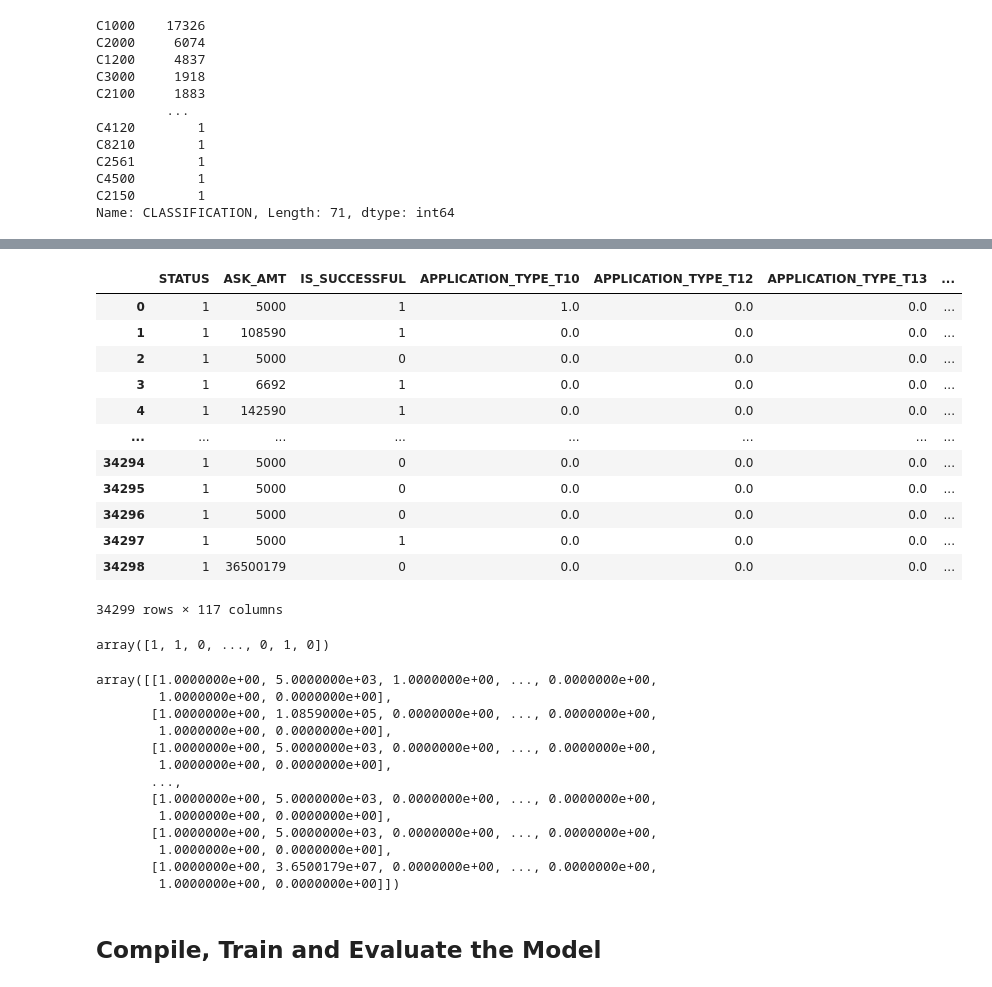
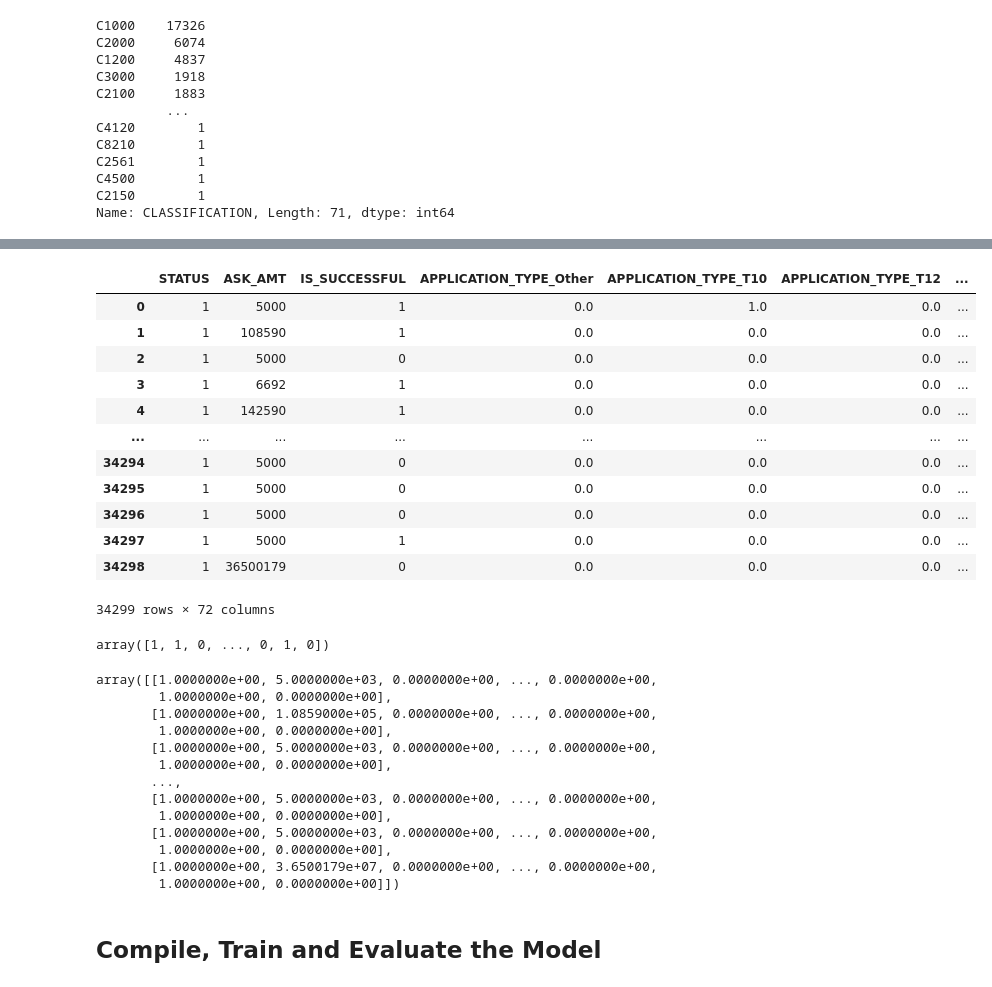
Before and after one commit to paris1c/Deep-Learning_Charity-Funding-Predictor, a Jupyter notebook: Starter_Code.ipynb, the cells around one changed output, grey strips where cells are left out. Cells and saved outputs as stored; diff of their text form; code cells hidden in the pictures.

```diff
--- a/Starter_Code.ipynb
+++ b/Starter_Code.ipynb
@@ -29,8 +29,8 @@ application_df
 34299 rows × 12 columns
 # %%
 # Drop the non-beneficial ID columns, 'EIN' and 'NAME'.
-df = application_df.drop(['EIN','NAME'], axis=1)
-df
+application_df = application_df.drop(['EIN','NAME'], axis=1)
+application_df
 # %% [output]
 |  | APPLICATION_TYPE | AFFILIATION | CLASSIFICATION | USE_CASE | ORGANIZATION | STATUS | INCOME_AMT | ... |
 | 0 | T10 | Independent | C1000 | ProductDev | Association | 1 | 0 | ... |
@@ -182,11 +182,11 @@ C1278       10
 Name: CLASSIFICATION, dtype: int64
 # %%
 # Convert categorical data to numeric with `pd.get_dummies`
-df = pd.get_dummies(df, dtype=float)
-df
+application_df = pd.get_dummies(application_df, dtype=float)
+application_df
 # %% [output]
-|  | STATUS | ASK_AMT | IS_SUCCESSFUL | APPLICATION_TYPE_T10 | APPLICATION_TYPE_T12 | APPLICATION_TYPE_T13 | ... |
-| 0 | 1 | 5000 | 1 | 1.0 | 0.0 | 0.0 | ... |
+|  | STATUS | ASK_AMT | IS_SUCCESSFUL | APPLICATION_TYPE_Other | APPLICATION_TYPE_T10 | APPLICATION_TYPE_T12 | ... |
+| 0 | 1 | 5000 | 1 | 0.0 | 1.0 | 0.0 | ... |
 | 1 | 1 | 108590 | 1 | 0.0 | 0.0 | 0.0 | ... |
 | 2 | 1 | 5000 | 0 | 0.0 | 0.0 | 0.0 | ... |
 | 3 | 1 | 6692 | 1 | 0.0 | 0.0 | 0.0 | ... |
@@ -197,6 +197,6 @@ df
 | 34296 | 1 | 5000 | 0 | 0.0 | 0.0 | 0.0 | ... |
 | 34297 | 1 | 5000 | 1 | 0.0 | 0.0 | 0.0 | ... |
 | 34298 | 1 | 36500179 | 0 | 0.0 | 0.0 | 0.0 | ... |
-34299 rows × 117 columns
+34299 rows × 72 columns
 # %%
 # Split our preprocessed data into our features and target arrays
@@ -206,10 +206,10 @@ y
 array([1, 1, 0, ..., 0, 1, 0])
 # %%
 # drop 'IS_SUCCESSFUL' column
-X = df.drop('IS_SUCCESSFUL', axis=1).values
+X = application_df.drop('IS_SUCCESSFUL', axis=1).values
 X
 # %% [output]
-array([[1.0000000e+00, 5.0000000e+03, 1.0000000e+00, ..., 0.0000000e+00,
+array([[1.0000000e+00, 5.0000000e+03, 0.0000000e+00, ..., 0.0000000e+00,
         1.0000000e+00, 0.0000000e+00],
        [1.0000000e+00, 1.0859000e+05, 0.0000000e+00, ..., 0.0000000e+00,
         1.0000000e+00, 0.0000000e+00],
```
Also changed, not shown: parts of 6 cells of this notebook.
